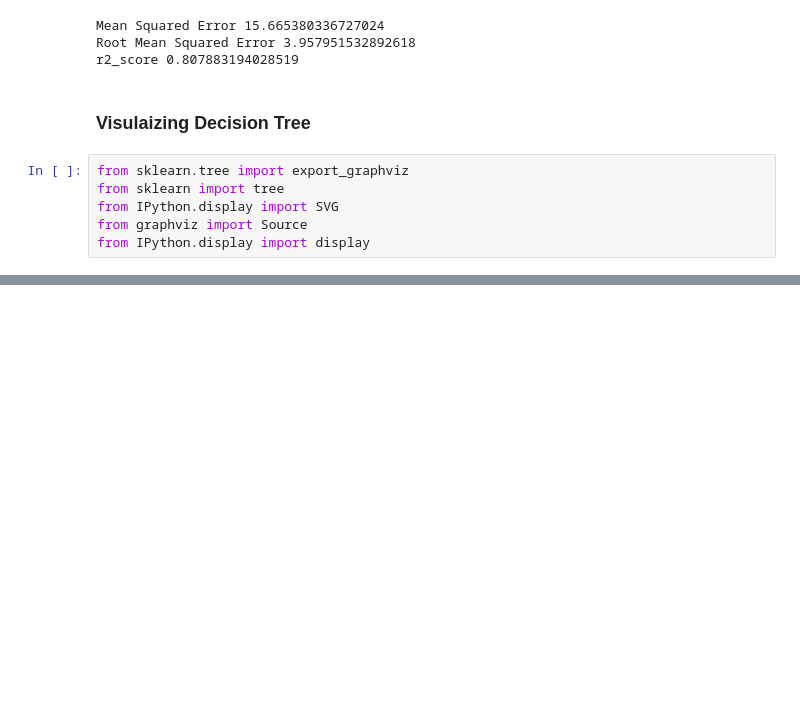
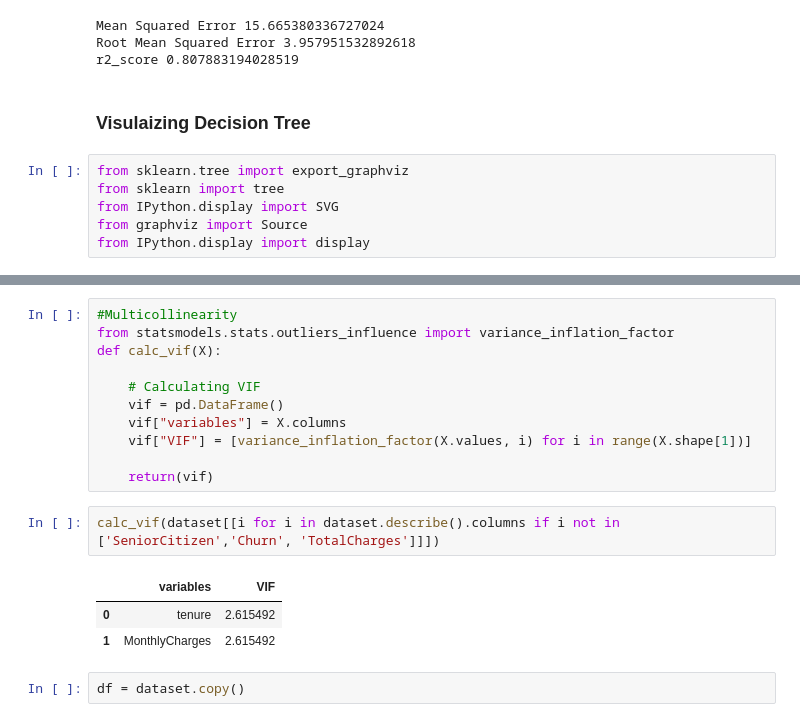
Before and after one commit to Ravinder-Kumar-M/Decision_Tree, a Jupyter notebook: Decision_Trees.ipynb, the cells around one changed output, grey strips where cells are left out. Saved outputs shown, nothing was run; the diff lists cells and outputs as text; blank space fills up the shorter version.

```diff
--- a/Decision_Trees.ipynb
+++ b/Decision_Trees.ipynb
@@ -157,0 +250,19 @@ display(SVG(graph.pipe(format='svg')))
+# %%
+#Multicollinearity
+from statsmodels.stats.outliers_influence import variance_inflation_factor
+def calc_vif(X):
+
+    # Calculating VIF
+    vif = pd.DataFrame()
+    vif["variables"] = X.columns
+    vif["VIF"] = [variance_inflation_factor(X.values, i) for i in range(X.shape[1])]
+
+    return(vif)
+# %%
+calc_vif(dataset[[i for i in dataset.describe().columns if i not in ['SeniorCitizen','Churn', 'TotalCharges']]])
+# %% [output]
+|  | variables | VIF |
+| 0 | tenure | 2.615492 |
+| 1 | MonthlyCharges | 2.615492 |
+# %%
+df = dataset.copy()
```
Also changed, not shown: parts of 30 cells of this notebook.
